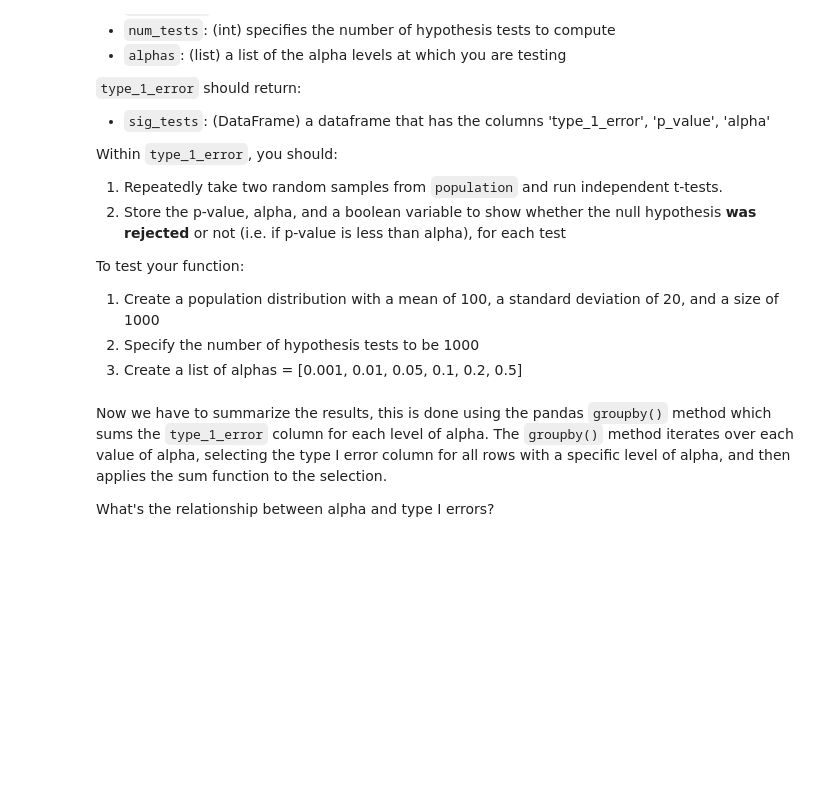
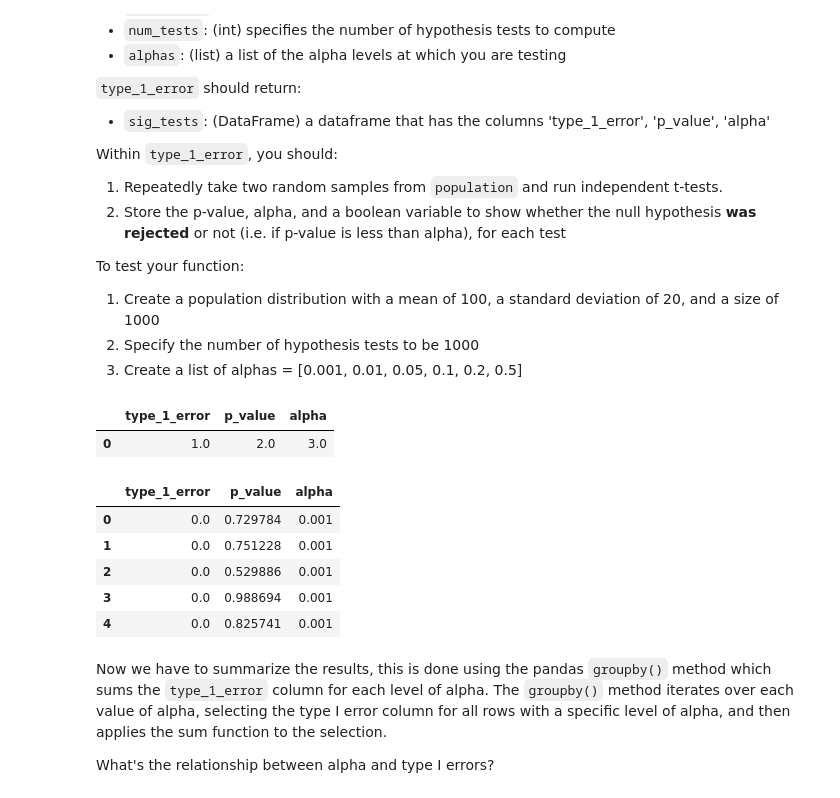
Before and after one commit to minthammock/dsc-type-1-and-2-error-lab-onl01-dtsc-pt-041320, a Jupyter notebook: index.ipynb, the cells around one changed output. Saved outputs shown, nothing was run; the diff lists cells and outputs as text; code cells hidden in the pictures; blank space fills up the shorter version.

```diff
--- a/index.ipynb
+++ b/index.ipynb
@@ -146,4 +156,19 @@ def type_1_error(population, num_tests, alpha_set):
 # Example dataframe for 1 test below
+# %%
+df = pd.DataFrame({'type_1_error':[], 'p_value':[], 'alpha':[]})
+df.append(pd.Series([1,2,3], index = df.columns), ignore_index = True)
+# %% [output]
+|  | type_1_error | p_value | alpha |
+| 0 | 1.0 | 2.0 | 3.0 |
+# %%
+thing.head()
+# %% [output]
+|  | type_1_error | p_value | alpha |
+| 0 | 0.0 | 0.729784 | 0.001 |
+| 1 | 0.0 | 0.751228 | 0.001 |
+| 2 | 0.0 | 0.529886 | 0.001 |
+| 3 | 0.0 | 0.988694 | 0.001 |
+| 4 | 0.0 | 0.825741 | 0.001 |
 # %% [markdown]
 Now we have to summarize the results, this is done using the pandas `groupby()` method which sums the `type_1_error` column for each level of alpha. The `groupby()` method iterates over each value of alpha, selecting the type I error column for all rows with a specific level of alpha, and then applies the sum function to the selection.
 
```
Also changed, not shown: parts of 9 cells of this notebook.
